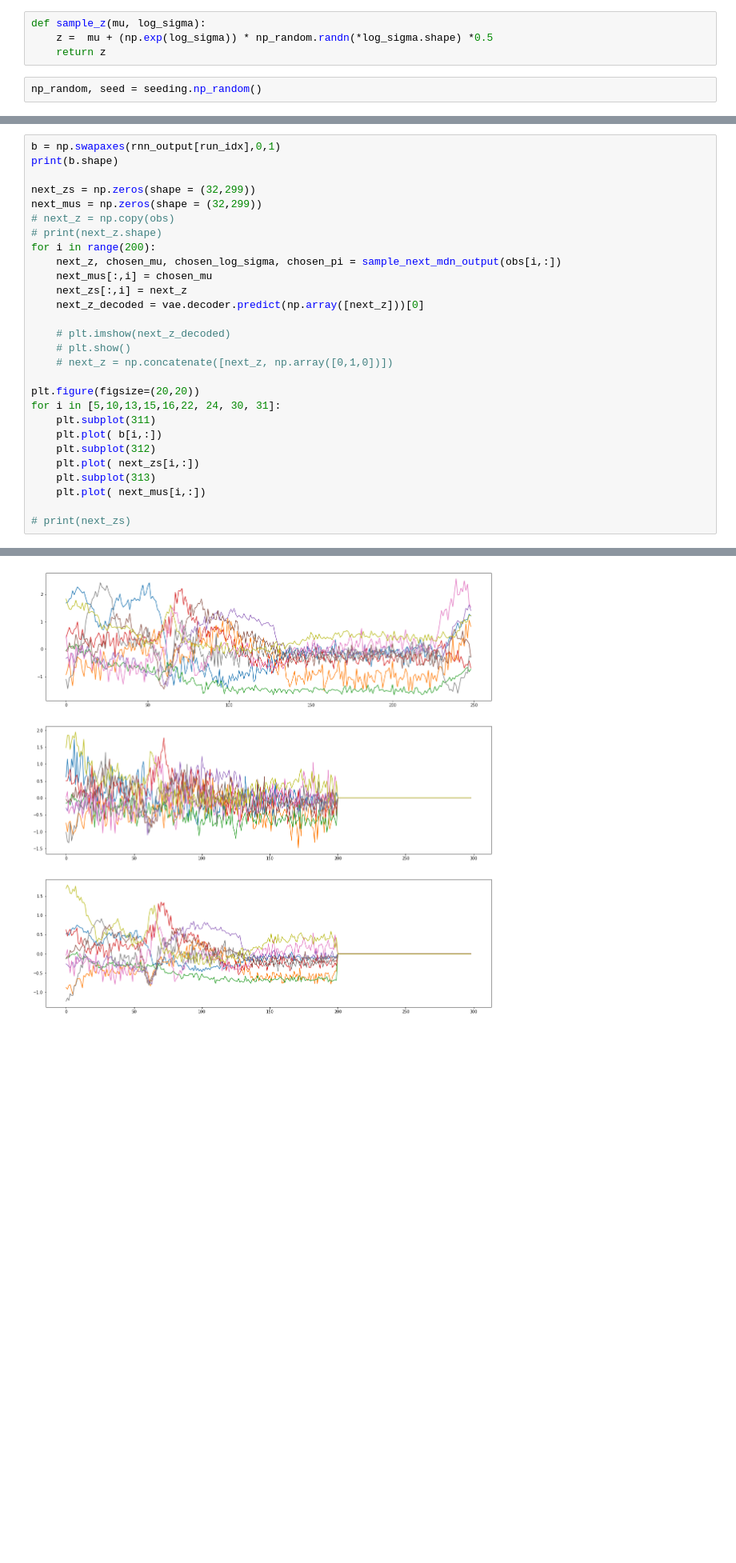
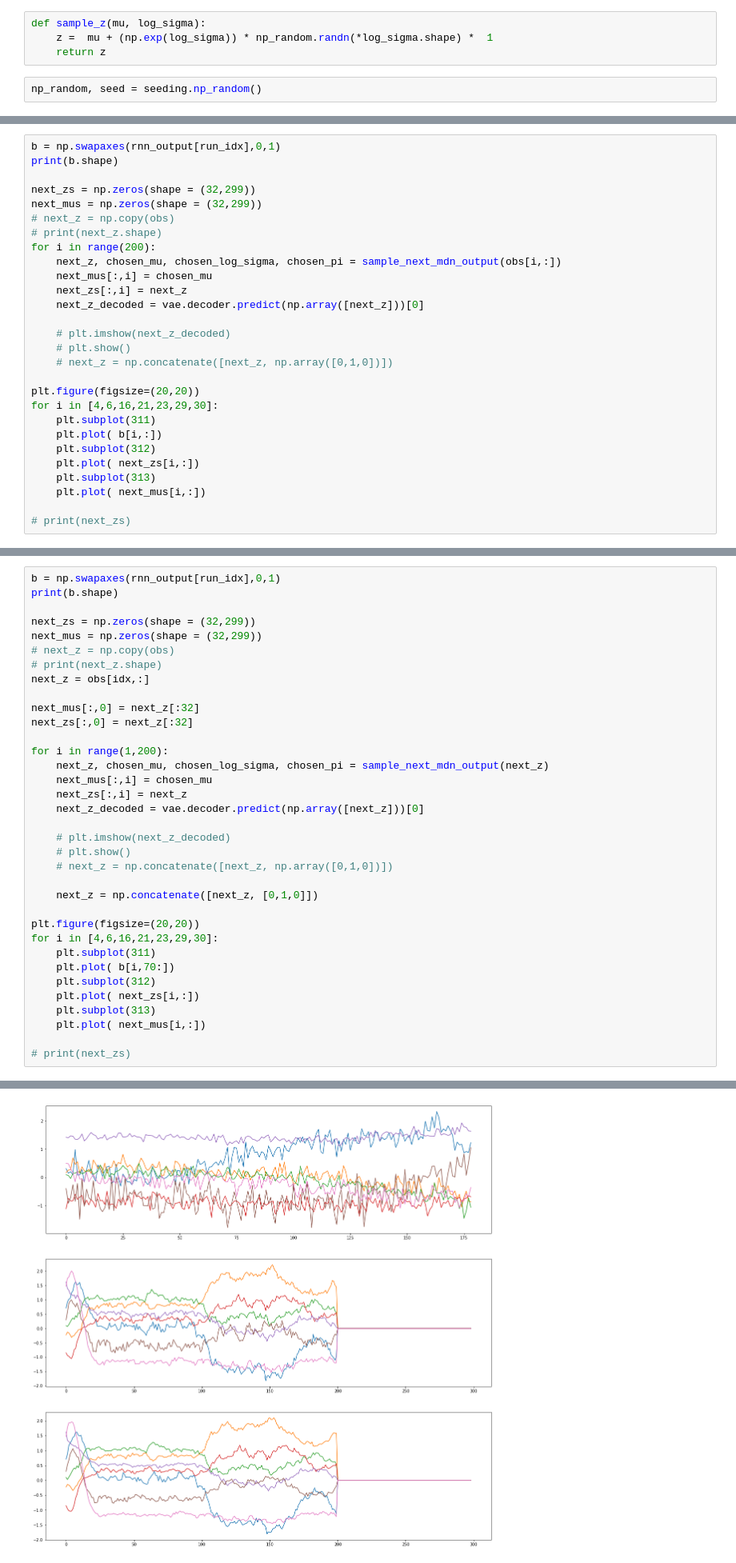
Before and after one commit to AppliedDataSciencePartners/WorldModels, a Jupyter notebook: check_rnn.ipynb, the cells around one changed output, grey strips where cells are left out. Shown at 80% size. Saved outputs shown, nothing was run; the diff lists cells and outputs as text; blank space fills up the shorter version.

```diff
--- a/check_rnn.ipynb
+++ b/check_rnn.ipynb
@@ -55,7 +60,7 @@ def get_pi_idx(x, pdf):
     return random_value
 # %%
 def sample_z(mu, log_sigma):
-    z =  mu + (np.exp(log_sigma)) * np_random.randn(*log_sigma.shape) *0.5
+    z =  mu + (np.exp(log_sigma)) * np_random.randn(*log_sigma.shape) *  1
     return z
 # %%
 np_random, seed = seeding.np_random()
@@ -201,0 +268,28 @@ next_z = obs[idx,:]
+# %%
+b = np.swapaxes(rnn_output[run_idx],0,1)
+print(b.shape)
+
+next_zs = np.zeros(shape = (32,299))
+next_mus = np.zeros(shape = (32,299))
+# next_z = np.copy(obs)
+# print(next_z.shape)
+for i in range(200):
+    next_z, chosen_mu, chosen_log_sigma, chosen_pi = sample_next_mdn_output(obs[i,:])
+    next_mus[:,i] = chosen_mu
+    next_zs[:,i] = next_z
+    next_z_decoded = vae.decoder.predict(np.array([next_z]))[0]
+
+    # plt.imshow(next_z_decoded)
+    # plt.show()
+    # next_z = np.concatenate([next_z, np.array([0,1,0])])
+
+plt.figure(figsize=(20,20))
+for i in [4,6,16,21,23,29,30]:
+    plt.subplot(311)
+    plt.plot( b[i,:])
+    plt.subplot(312)
+    plt.plot( next_zs[i,:])
+    plt.subplot(313)
+    plt.plot( next_mus[i,:])
+
+# print(next_zs)
@@ -242,31 +386,38 @@ plt.show()
 # %%
 b = np.swapaxes(rnn_output[run_idx],0,1)
 print(b.shape)
 
 next_zs = np.zeros(shape = (32,299))
 next_mus = np.zeros(shape = (32,299))
 # next_z = np.copy(obs)
 # print(next_z.shape)
-for i in range(200):
-    next_z, chosen_mu, chosen_log_sigma, chosen_pi = sample_next_mdn_output(obs[i,:])
+next_z = obs[idx,:]
+
+next_mus[:,0] = next_z[:32]
+next_zs[:,0] = next_z[:32]
+
+for i in range(1,200):
+    next_z, chosen_mu, chosen_log_sigma, chosen_pi = sample_next_mdn_output(next_z)
     next_mus[:,i] = chosen_mu
     next_zs[:,i] = next_z
     next_z_decoded = vae.decoder.predict(np.array([next_z]))[0]
 
     # plt.imshow(next_z_decoded)
     # plt.show()
     # next_z = np.concatenate([next_z, np.array([0,1,0])])
 
+    next_z = np.concatenate([next_z, [0,1,0]])
+
 plt.figure(figsize=(20,20))
-for i in [5,10,13,15,16,22, 24, 30, 31]:
+for i in [4,6,16,21,23,29,30]:
     plt.subplot(311)
-    plt.plot( b[i,:])
+    plt.plot( b[i,70:])
     plt.subplot(312)
     plt.plot( next_zs[i,:])
     plt.subplot(313)
     plt.plot( next_mus[i,:])
 
 # print(next_zs)
 # %% [output]
 (34, 249)
-[figure, old version]
+[figure, new version]
```
Also changed, not shown: parts of 17 cells of this notebook, 2 other files.
